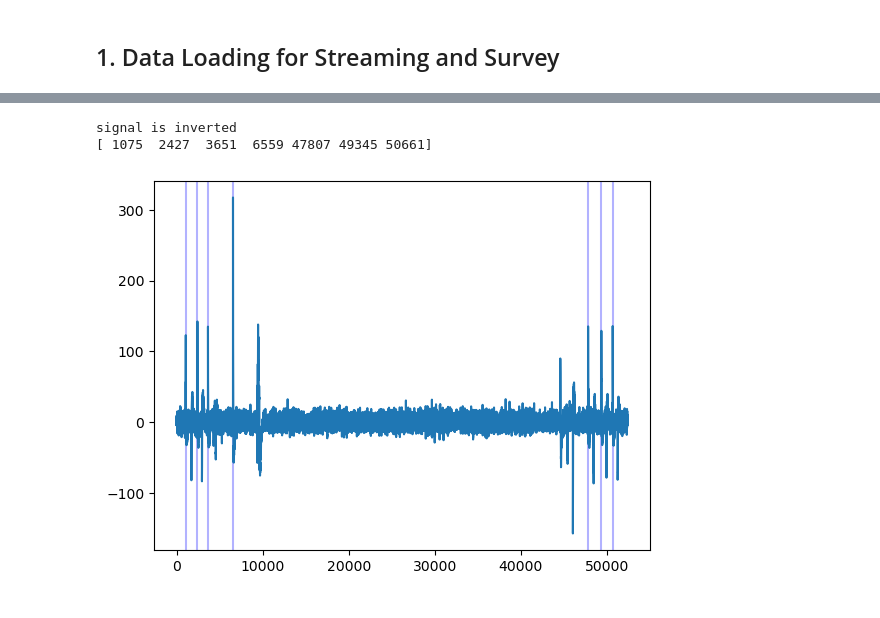
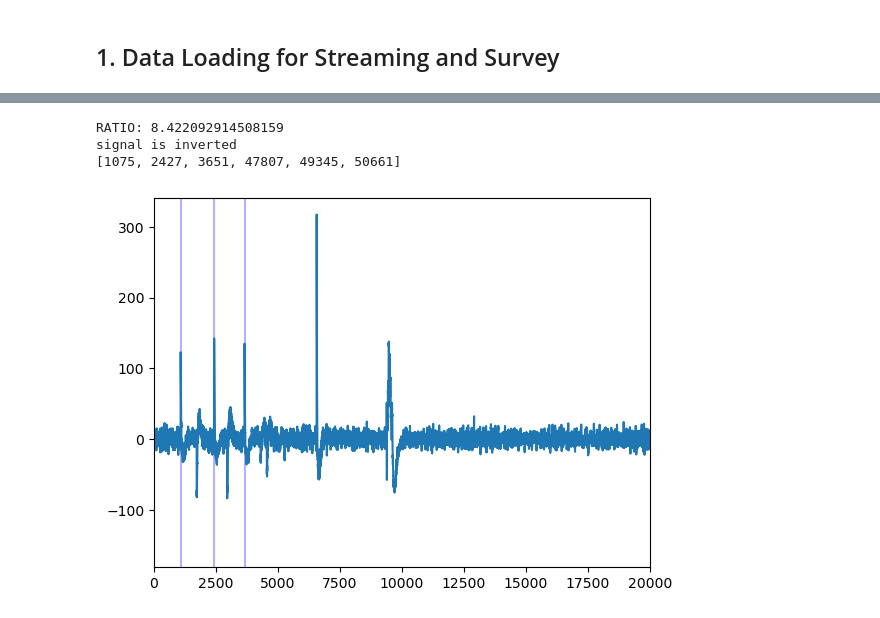
Before and after one commit to jgvhabets/PyPerceive, a Jupyter notebook: code/notebooks/sync_test.ipynb, the cells around one changed output, grey strips where cells are left out. Cells and saved outputs as stored; diff of their text form; code cells hidden in the pictures.

Commit message:
added function to warn for NO SYNC STIM ARTEFACT PRESENT. included option to consider start and end of recording

```diff
--- a/code/notebooks/sync_test.ipynb
+++ b/code/notebooks/sync_test.ipynb
@@ -136,14 +163,17 @@ def find_LFP_sync_artefact(
 # define an example instance and fill in the values of the dataclass PerceiveData
 # choose the values you are interested in analyzing further
 
+importlib.reload(task_class)
+
 norm = main_class.PerceiveData(
     sub = "020",
     incl_modalities=['streaming',],
-    incl_session = ["fu23m"],
-    incl_condition =['m1s0'],
+    incl_session = ["fu23m", 'fu3m'],
+    incl_condition =['m1s0', 'm0s0', 'm1s1'],
     incl_task = ["rest"],
     # incl_contact = ["RingL", "SegmInterR", "SegmIntraR"],
     import_json=False,
     warn_for_metaNaNs=True,
+    allow_NaNs_in_metadata=True
 )
 # %% [output]
@@ -159,12 +225,13 @@ Ready.
 # %%
 # define data
 normdata = norm.streaming.fu23m.m1s0.rest.run1.data
-ch_i = 0
+ch_i = 1
 lfp_sig = normdata.get_data()[ch_i]
 # get stim-artefact indices
 art_idx = find_LFP_sync_artefact(
     lfp_data=lfp_sig, fs=250,
     use_kernel='2',
+    consider_first_seconds=20
 )
 print(art_idx)
 for xline in art_idx:
@@ -181,0 +253,29 @@ plt.show()
+# %%
+# define data
+data = trouble.streaming.fu3m.m0s0.rest.run1.data
+
+ch_i = 0
+lfp_sig = normdata.get_data()[ch_i]
+print(f'use channel: {data.ch_names[ch_i]}')
+
+# get stim-artefact indices
+art_idx = find_LFP_sync_artefact(
+    lfp_data=lfp_sig, fs=250,
+    use_kernel='1',
+    consider_first_seconds=20
+)
+print(art_idx)
+for xline in art_idx:
+    plt.axvline(x=xline, ymin=min(lfp_sig), ymax=max(lfp_sig),
+                color='blue', alpha=.3,)
+
+plt.plot(lfp_sig)
+
+# plt.xlim(1500, 5000)
+
+plt.show()
+
+# print(f'STIM PROFILE {data.ch_names[ch_i+4]}')
+# plt.plot(data.get_data()[ch_i + 4])
+# plt.xlim(1500, 5000)
+# plt.show()
@@ -211,26 +317,28 @@ Ready.
 # %%
 # define lfp data
 invdata = inv.streaming.fu24m.m1s1.fingerTap.run1.data
 ch_i = 1
 lfp_sig = invdata.get_data()[ch_i]
 
 # get stim-artefact indices
 art_idx = find_LFP_sync_artefact(
     lfp_data=lfp_sig, fs=250,
     use_kernel='1',
+    consider_first_seconds=20
 )
 
 print(art_idx)
 for xline in art_idx:
     plt.axvline(x=xline, ymin=min(lfp_sig), ymax=max(lfp_sig),
                 color='blue', alpha=.3,)
 
 plt.plot(lfp_sig)
 
-# plt.xlim(400, 5000)
+plt.xlim(0, 20000)
 
 plt.show()
 # %% [output]
+RATIO: 8.422092914508159
 signal is inverted
-[ 1075  2427  3651  6559 47807 49345 50661]
+[1075, 2427, 3651, 47807, 49345, 50661]
-[figure, old version]
+[figure, new version]
```
Also changed, not shown: parts of 12 cells of this notebook.
